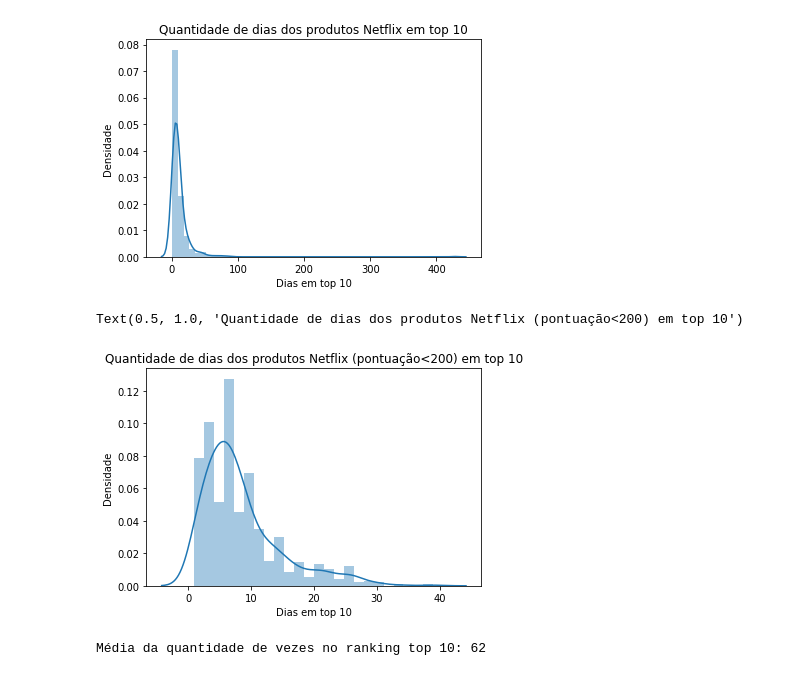
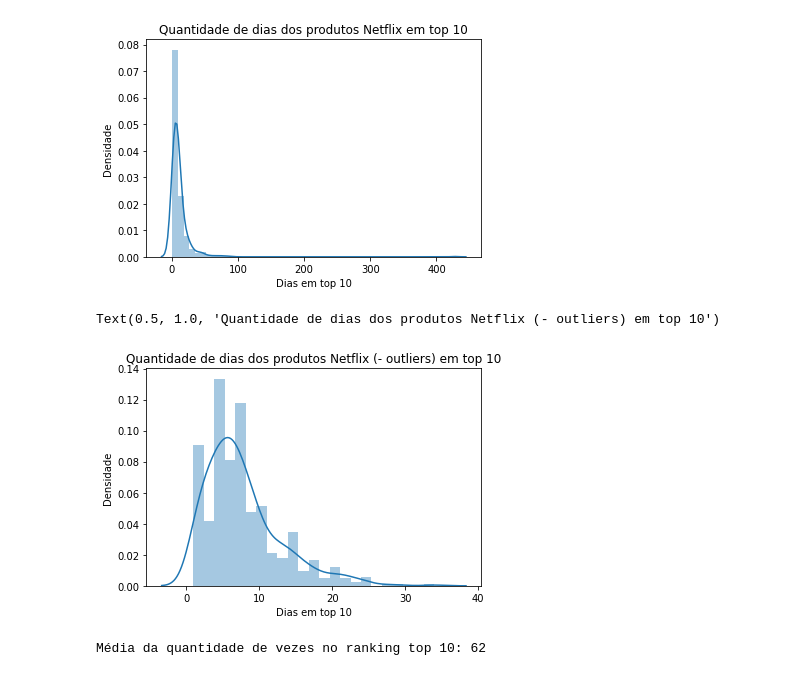
Before and after one commit to allissonst/analise-netflix-daily-top-10, a Jupyter notebook: Analise_Dados_Netflix.ipynb, the cells around one changed output. Cells and saved outputs as stored; diff of their text form; code cells hidden in the pictures.

```diff
--- a/Analise_Dados_Netflix.ipynb
+++ b/Analise_Dados_Netflix.ipynb
@@ -107,0 +136,3 @@ netflix_com_pontuacao_menor_200_pontos.describe()
+# %%
+netflix_sem_outliers = netflix.query(f'viewership_score>={limite_inferior} and viewership_score<={limite_superior}')
+netflix_sem_outliers.describe()
@@ -171,12 +212,12 @@ ax.set_title('Quantidade de dias dos produtos Netflix em top 10')
 Text(0.5, 1.0, 'Quantidade de dias dos produtos Netflix em top 10')
 [figure]
 # %%
-ax = sns.distplot(netflix_com_pontuacao_menor_200_pontos.query("days_in_top_10 > 0").days_in_top_10)
+ax = sns.distplot(netflix_sem_outliers.query("days_in_top_10 > 0").days_in_top_10)
 ax.set(xlabel='Dias em top 10', ylabel='Densidade')
-ax.set_title('Quantidade de dias dos produtos Netflix (pontuação<200) em top 10')
+ax.set_title('Quantidade de dias dos produtos Netflix (- outliers) em top 10')
 # %% [output]
-Text(0.5, 1.0, 'Quantidade de dias dos produtos Netflix (pontuação<200) em top 10')
+Text(0.5, 1.0, 'Quantidade de dias dos produtos Netflix (- outliers) em top 10')
-[figure, old version]
+[figure, new version]
 # %%
 print("Média da quantidade de vezes no ranking top 10:", round(netflix.viewership_score.mean()))
 # %% [output]
```
Also changed, not shown: parts of 13 cells of this notebook.
